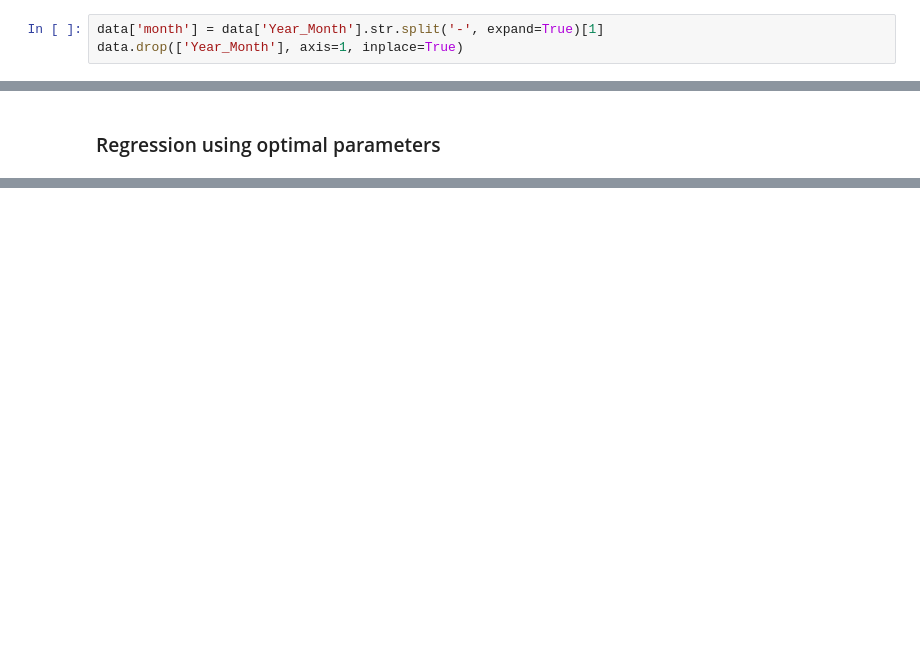
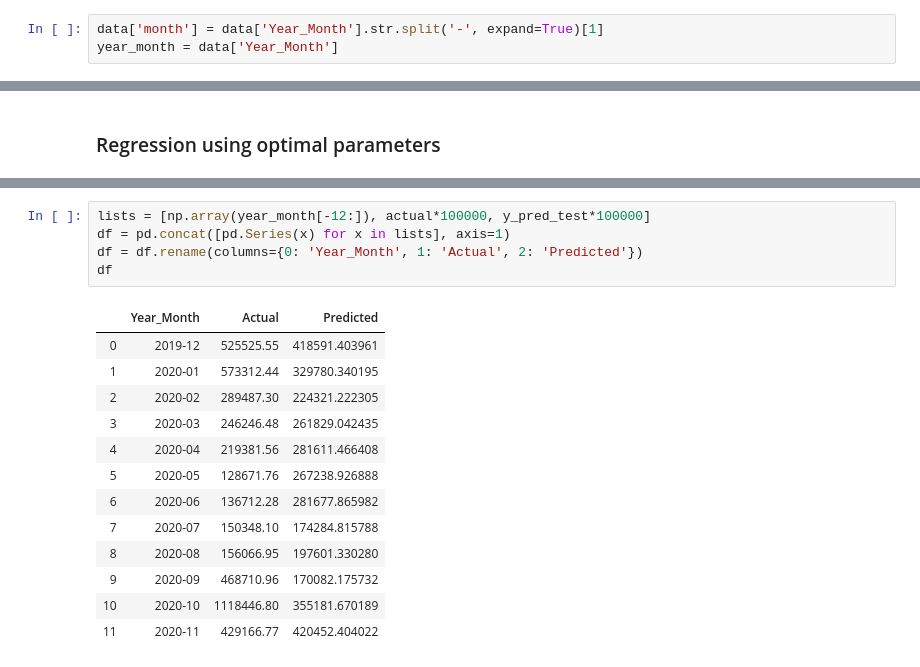
Before and after one commit to rnair7163/LabelMaster_Sales_Forecasting, a Jupyter notebook: src_Books/Data_Modeling/XGBoost.ipynb, the cells around one changed output, grey strips where cells are left out. Saved outputs shown, nothing was run; the diff lists cells and outputs as text; blank space fills up the shorter version.

```diff
--- a/src_Books/Data_Modeling/XGBoost.ipynb
+++ b/src_Books/Data_Modeling/XGBoost.ipynb
@@ -45,7 +45,7 @@ data
 155 rows × 72 columns
 # %%
 data['month'] = data['Year_Month'].str.split('-', expand=True)[1]
-data.drop(['Year_Month'], axis=1, inplace=True)
+year_month = data['Year_Month']
 # %% [output]
 A value is trying to be set on a copy of a slice from a DataFrame.
 Try using .loc[row_indexer,col_indexer] = value instead
@@ -236,0 +333,19 @@ plt.show()
+# %%
+lists = [np.array(year_month[-12:]), actual*100000, y_pred_test*100000]
+df = pd.concat([pd.Series(x) for x in lists], axis=1)
+df = df.rename(columns={0: 'Year_Month', 1: 'Actual', 2: 'Predicted'})
+df
+# %% [output]
+|  | Year_Month | Actual | Predicted |
+| 0 | 2019-12 | 525525.55 | 418591.403961 |
+| 1 | 2020-01 | 573312.44 | 329780.340195 |
+| 2 | 2020-02 | 289487.30 | 224321.222305 |
+| 3 | 2020-03 | 246246.48 | 261829.042435 |
+| 4 | 2020-04 | 219381.56 | 281611.466408 |
+| 5 | 2020-05 | 128671.76 | 267238.926888 |
+| 6 | 2020-06 | 136712.28 | 281677.865982 |
+| 7 | 2020-07 | 150348.10 | 174284.815788 |
+| 8 | 2020-08 | 156066.95 | 197601.330280 |
+| 9 | 2020-09 | 468710.96 | 170082.175732 |
+| 10 | 2020-10 | 1118446.80 | 355181.670189 |
+| 11 | 2020-11 | 429166.77 | 420452.404022 |
```
Also changed, not shown: parts of 13 cells of this notebook.
